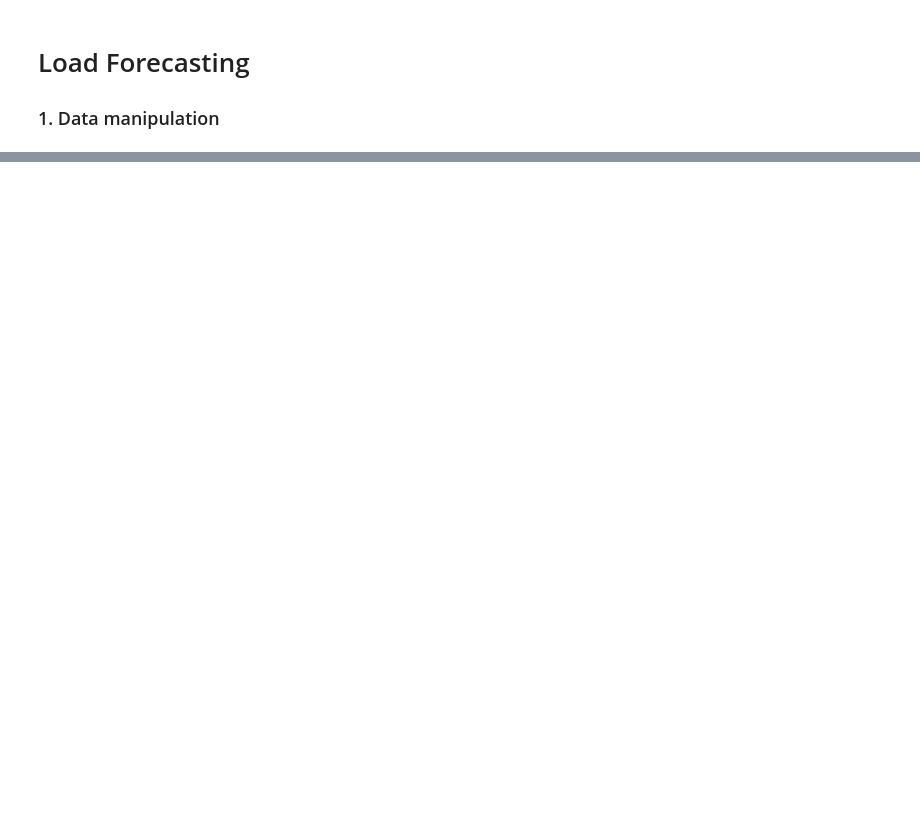
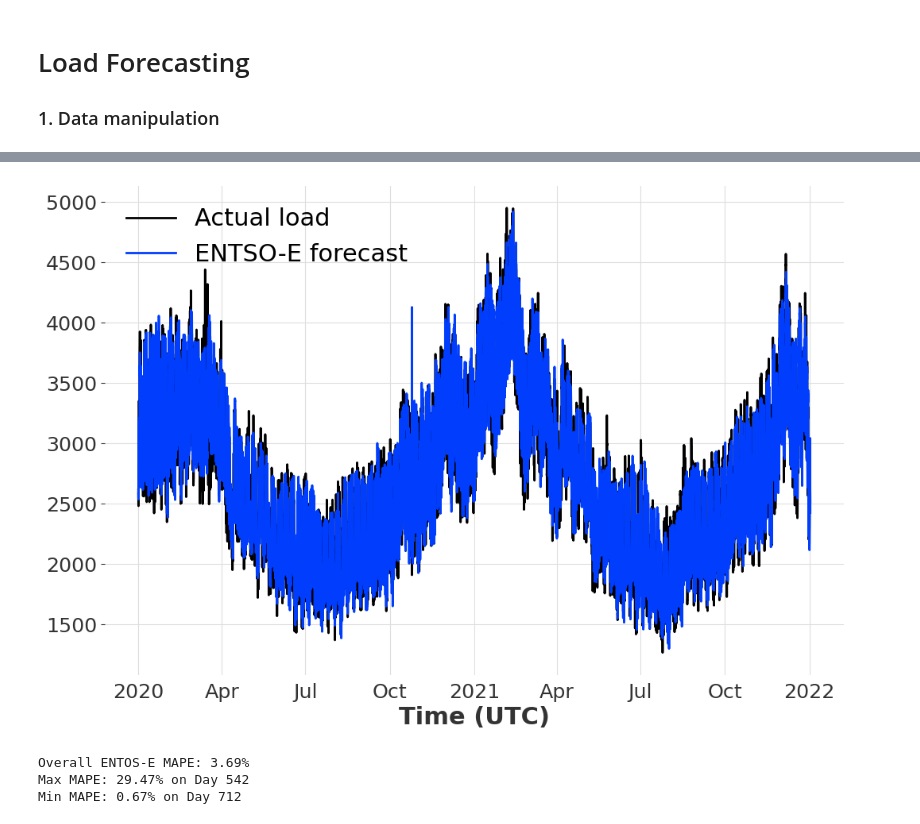
Before and after one commit to fk1603/Load-Forecasting, a Jupyter notebook: main.ipynb, the cells around one changed output, grey strips where cells are left out. Saved outputs shown, nothing was run; the diff lists cells and outputs as text; code cells hidden in the pictures; blank space fills up the shorter version.

```diff
--- a/main.ipynb
+++ b/main.ipynb
@@ -37,0 +246,56 @@ print(avg_temp_data.head())
+# %%
+predicted_vs_actual = pd.read_csv('processed_loadUTC_data.csv', parse_dates=['Time (UTC)'])
+
+# Set 'Time (UTC)' as index
+predicted_vs_actual['Time (UTC)'] = pd.to_datetime(predicted_vs_actual['Time (UTC)'].str.split(' - ').str[0], format='%d.%m.%Y %H:%M')
+predicted_vs_actual = predicted_vs_actual.set_index('Time (UTC)')
+
+eval_pred_vs_actual = predicted_vs_actual[split_dates[0]:split_dates[1]]
+
+entsoe_actual = TimeSeries.from_dataframe(eval_pred_vs_actual, value_cols="Actual Total Load [MW] - BZN|SE4")
+entsoe_forecast = TimeSeries.from_dataframe(eval_pred_vs_actual, value_cols="Day-ahead Total Load Forecast [MW] - BZN|SE4")
+
+# Plot ENSTO-E forecast vs actual load
+entsoe_actual.plot(label="Actual load")
+entsoe_forecast.plot(label="ENTSO-E forecast")
+
+plt.legend()
+plt.show()
+
+entsoe_mape = mape(entsoe_actual, entsoe_forecast)
+print(f"Overall ENTOS-E MAPE: {entsoe_mape:.2f}%")
+
+# Break into 24-step chunks
+window_size = 24
+num_windows = len(forecast) // window_size
+
+# Use numpy to handle splitting of timeseries
+actual_np = entsoe_actual.values().flatten()
+predicted_np = entsoe_forecast.values().flatten()
+
+daily_mapes = []
+
+for i in range(num_windows):
+    start = i * window_size
+    end = start + window_size
+
+    actual_chunk = actual_np[start:end]
+    predicted_chunk = predicted_np[start:end]
+
+    daily_error = np.mean(np.abs(actual_chunk - predicted_chunk) / actual_chunk) * 100
+
+    daily_mapes.append(daily_error)
+
+max_mape = max(daily_mapes)
+min_mape = min(daily_mapes)
+
+max_day = daily_mapes.index(max_mape) + 1  # +1 to make it readable (avoid 0-indexing)
+min_day = daily_mapes.index(min_mape) + 1
+
+print(f"Max MAPE: {max_mape:.2f}% on Day {max_day}")
+print(f"Min MAPE: {min_mape:.2f}% on Day {min_day}")
+# %% [output]
+[figure, added]
+Overall ENTOS-E MAPE: 3.69%
+Max MAPE: 29.47% on Day 542
+Min MAPE: 0.67% on Day 712
```
Also changed, not shown: parts of 12 cells of this notebook, 8 other files.
